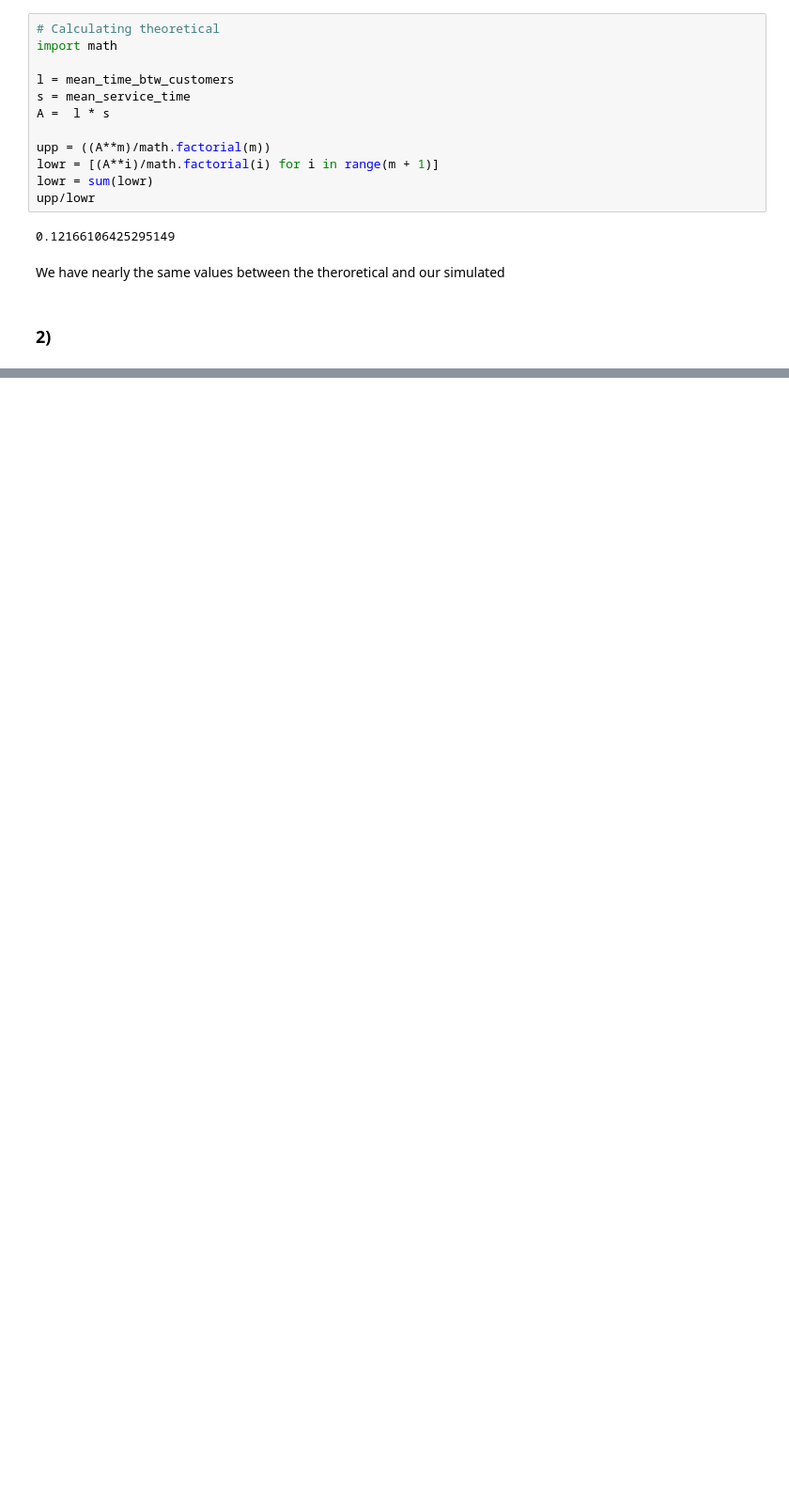
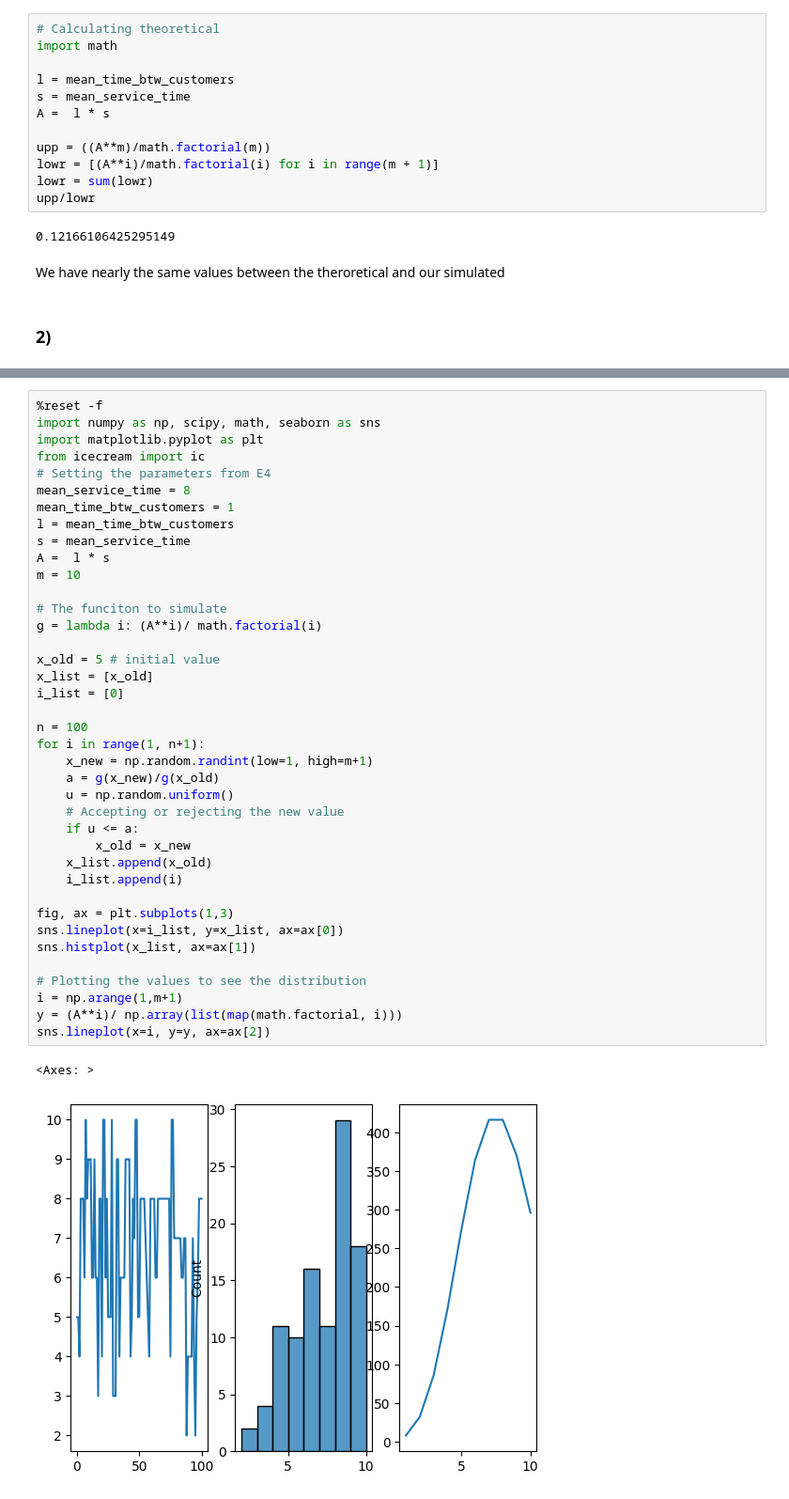
Before and after one commit to Las02/Stocastic_opgaver, a Jupyter notebook: Lasse/sto.ipynb, the cells around one changed output, grey strips where cells are left out. Shown at 94% size. Saved outputs shown, nothing was run; the diff lists cells and outputs as text; blank space fills up the shorter version.

```diff
--- a/Lasse/sto.ipynb
+++ b/Lasse/sto.ipynb
@@ -153,0 +344,42 @@ ic| mean + first*third: 0.13936885902716037
+# %%
+%reset -f
+import numpy as np, scipy, math, seaborn as sns
+import matplotlib.pyplot as plt
+from icecream import ic
+# Setting the parameters from E4
+mean_service_time = 8
+mean_time_btw_customers = 1
+l = mean_time_btw_customers
+s = mean_service_time
+A =  l * s
+m = 10
+
+# The funciton to simulate
+g = lambda i: (A**i)/ math.factorial(i)
+
+x_old = 5 # initial value
+x_list = [x_old]
+i_list = [0]
+
+n = 100
+for i in range(1, n+1):
+    x_new = np.random.randint(low=1, high=m+1)
+    a = g(x_new)/g(x_old)
+    u = np.random.uniform()
+    # Accepting or rejecting the new value
+    if u <= a:
+        x_old = x_new
+    x_list.append(x_old)
+    i_list.append(i)
+
+fig, ax = plt.subplots(1,3)
+sns.lineplot(x=i_list, y=x_list, ax=ax[0])
+sns.histplot(x_list, ax=ax[1])
+
+# Plotting the values to see the distribution
+i = np.arange(1,m+1)
+y = (A**i)/ np.array(list(map(math.factorial, i)))
+sns.lineplot(x=i, y=y, ax=ax[2])
+# %% [output]
+<Axes: >
+[figure, added]
```
Also changed, not shown: parts of 17 cells of this notebook.
